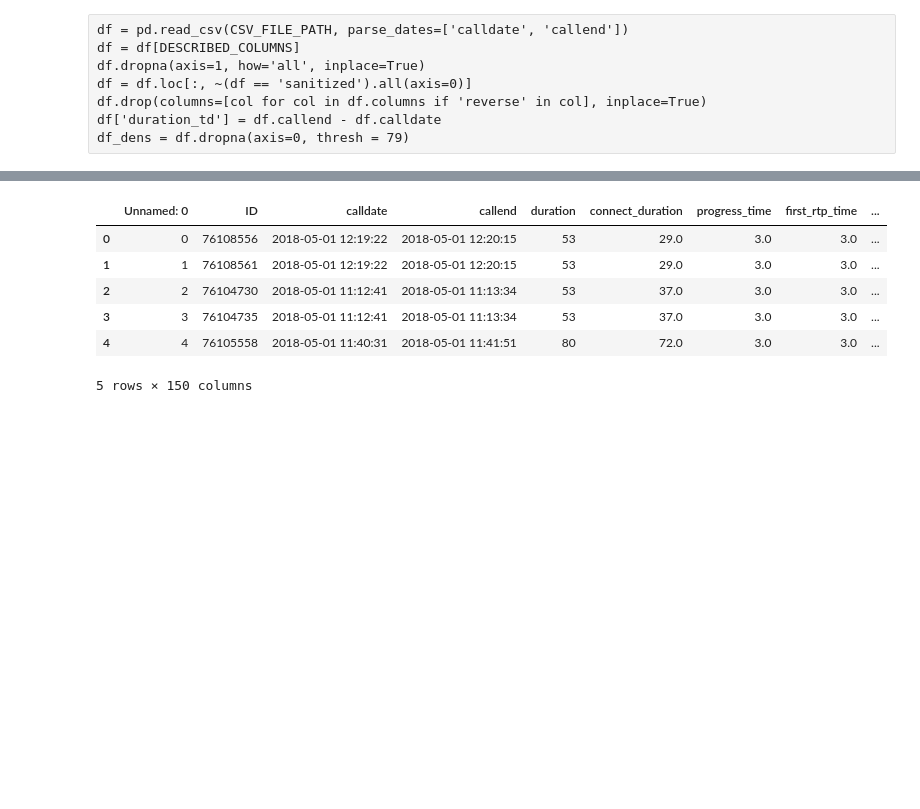
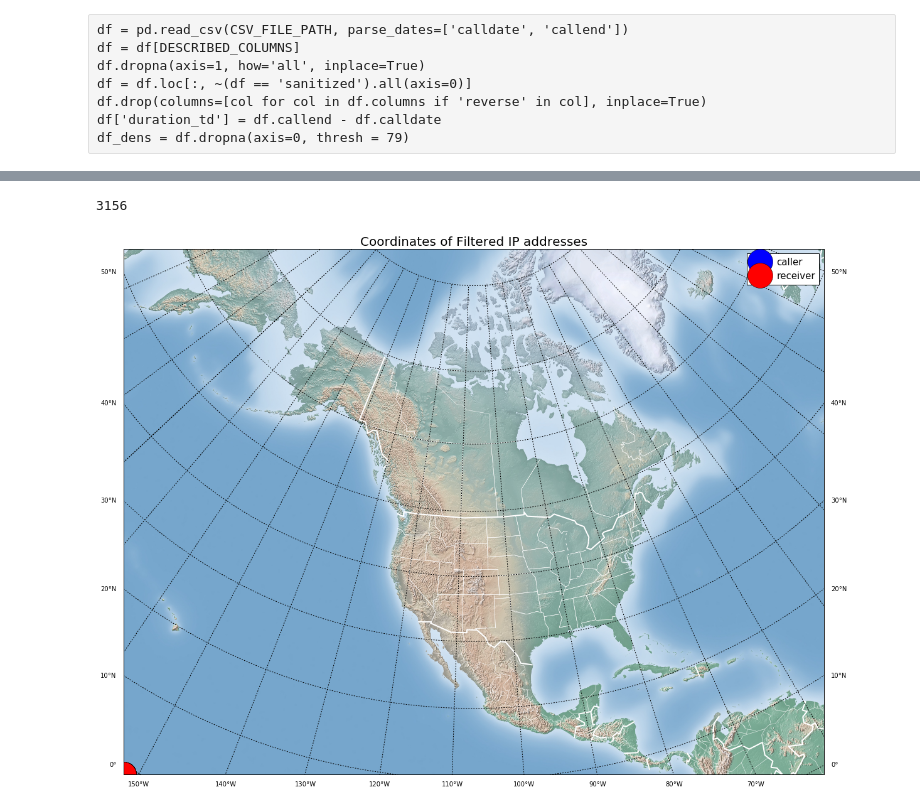
Before and after one commit to mattfung/pims-bcdata18-cloudpbx, a Jupyter notebook: Idalia/ISP_Map.ipynb, the cells around one changed output, grey strips where cells are left out. Cells and saved outputs as stored; diff of their text form; code cells hidden in the pictures; blank space fills up the shorter version.

```diff
--- a/Idalia/ISP_Map.ipynb
+++ b/Idalia/ISP_Map.ipynb
@@ -49,18 +58,39 @@ locn = pd.read_csv('../Julian-Mentasti/locn-3.csv')
 # %%
-lons_caller = locn['ipaddr_lons_ip_caller']
-lat_caller = locn['ipaddr_lat_sip_caller']
-lons_called = locn['ipaddr_lons_ip_called']
-lat_called = locn['ipaddr_lat_ip_called']
+lons_caller = locn_new['ipaddr_lons_ip_caller']
+lat_caller = locn_new['ipaddr_lat_sip_caller']
+lons_called = locn_new['ipaddr_lons_ip_called']
+lat_called = locn_new['ipaddr_lat_ip_called']
+
+#lon = locn['ipaddr-lon']
+#lat = locn['ipaddr-lat']
+
+len(lons_called)
+# %% [output]
+3156
-# %%
-locn.head()
-# %% [output]
-|  | Unnamed: 0 | ID | calldate | callend | duration | connect_duration | progress_time | first_rtp_time | ... |
-| 0 | 0 | 76108556 | 2018-05-01 12:19:22 | 2018-05-01 12:20:15 | 53 | 29.0 | 3.0 | 3.0 | ... |
-| 1 | 1 | 76108561 | 2018-05-01 12:19:22 | 2018-05-01 12:20:15 | 53 | 29.0 | 3.0 | 3.0 | ... |
-| 2 | 2 | 76104730 | 2018-05-01 11:12:41 | 2018-05-01 11:13:34 | 53 | 37.0 | 3.0 | 3.0 | ... |
-| 3 | 3 | 76104735 | 2018-05-01 11:12:41 | 2018-05-01 11:13:34 | 53 | 37.0 | 3.0 | 3.0 | ... |
-| 4 | 4 | 76105558 | 2018-05-01 11:40:31 | 2018-05-01 11:41:51 | 80 | 72.0 | 3.0 | 3.0 | ... |
-5 rows × 150 columns
+# %%
+fig = plt.figure(figsize=(20, 16), edgecolor='w')
+#m = Basemap(width=6000000,height=4500000,resolution='c',projection='stere',lat_1=40.,lat_2=5,lon_0=-100,lat_0=50)
+#m = Basemap(resolution='c',projection='merc',llcrnrlat=-80,urcrnrlat=80, llcrnrlon=-180,urcrnrlon=180,lat_ts=20)
+#m = Basemap(width=8000000,height=7000000,resolution='c',projection='aea',lat_1=-90.,lat_2=-60,lon_0=35,lat_0=50)
+m = Basemap(width=12000000,height=9000000,projection='lcc', resolution='c',lat_1=35.,lat_2=45,lat_0=50,lon_0=-107.)
+m.drawparallels(np.arange(-90.,91.,10.),labels=[True,True,False,False],dashes=[2,2])
+m.drawmeridians(np.arange(-180.,181.,10.),labels=[False,False,False,True],dashes=[2,2])
+m.drawcountries(linewidth=2, linestyle='solid', color='w' )
+m.drawstates(linewidth=0.5, linestyle='solid', color='w')
+m.shadedrelief()
+#
+x1, y1 = lons_caller, lat_caller
+m.plot(x1, y1, 'bo', markersize=40, label='caller')
+
+x2, y2 = lons_called, lat_called
+m.plot(x2, y2, 'ro', markersize=40, label='receiver')
+
+plt.legend(numpoints=1, fontsize=15)
+
+plt.title('Coordinates of Filtered IP addresses', fontsize=20)
+fig.savefig('map_north_america.png', dpi=100, bbox_inches='tight')
+# %% [output]
+[figure, added]
 # %%
 fig = plt.figure(figsize=(20, 16), edgecolor='w')
 #m = Basemap(width=6000000,height=4500000,resolution='c',projection='stere',lat_1=40.,lat_2=5,lon_0=-100,lat_0=50)
```
Also changed, not shown: parts of 3 cells of this notebook.
